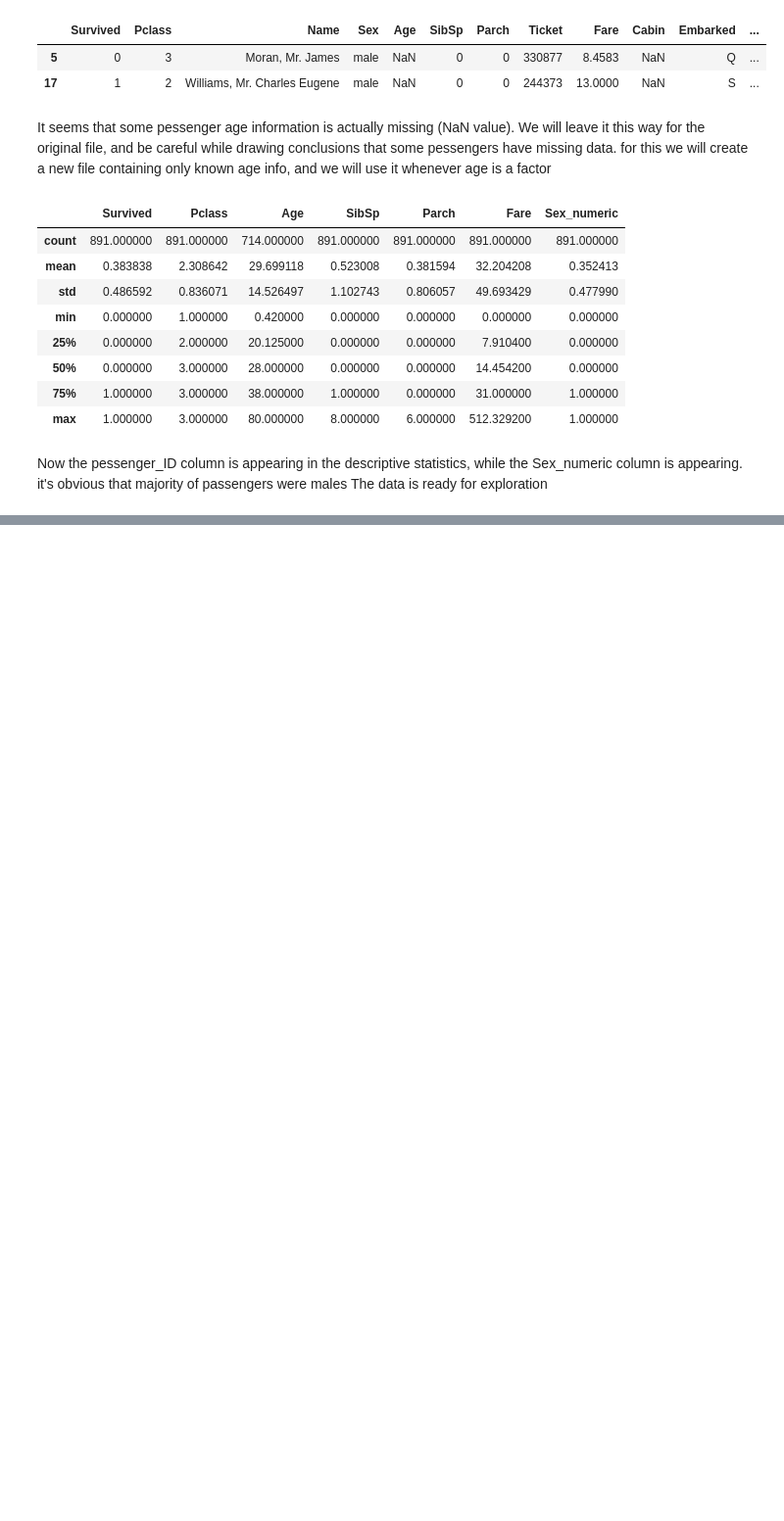
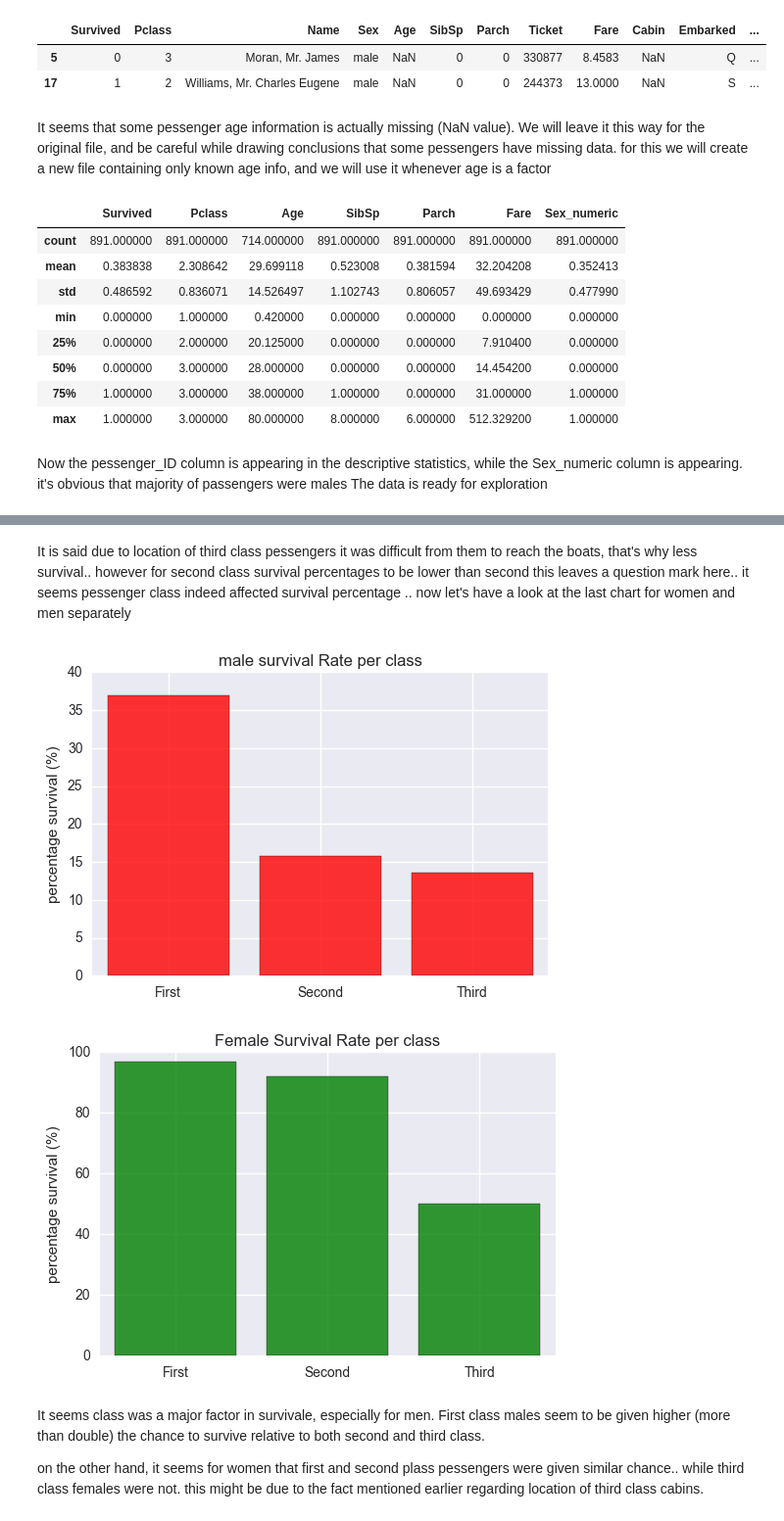
Before and after one commit to Mahmoud-AbouZeid/Lessons-From-Titanic, a Jupyter notebook: The Sinking of RMS Titanic.ipynb, the cells around one changed output, grey strips where cells are left out. Shown at 98% size. Saved outputs shown, nothing was run; the diff lists cells and outputs as text; code cells hidden in the pictures; blank space fills up the shorter version.

```diff
--- a/The Sinking of RMS Titanic.ipynb
+++ b/The Sinking of RMS Titanic.ipynb
@@ -108,0 +227,35 @@ Now the pessenger_ID column is appearing in the descriptive statistics, while th
+# %% [markdown]
+
+It is said due to location of third class pessengers it was difficult from them to reach the boats, that's why less survival.. however for second class survival percentages to be lower than second this leaves a question mark here.. it seems pessenger class indeed affected survival percentage .. now let's have a look at the last chart for women and men separately
+# %%
+titanic_by_class_gender_sum=titanic_data.groupby(['Pclass','Sex_numeric'],as_index=False).sum()
+titanic_by_class_gender_count=titanic_data.groupby(['Pclass','Sex_numeric'],as_index=False).count()
+
+#male survival rate by class
+xval=titanic_by_class_gender_count[titanic_by_class_gender_count['Sex_numeric']==0]['Pclass']
+yval=100*titanic_by_class_gender_sum[titanic_by_class_gender_sum['Sex_numeric']==0]['Survived']\
+/titanic_by_class_gender_count[titanic_by_class_gender_count['Sex_numeric']==0]['Survived']
+lables=["First","Second", "Third"]
+plt.bar(xval-0.4, yval, alpha=0.8, color='red')
+plt.xticks(xval, lables)
+plt.title("male survival Rate per class")
+plt.ylabel("percentage survival (%)")
+plt.show()
+
+#female survival rate by class
+xval=titanic_by_class_gender_count[titanic_by_class_gender_count['Sex_numeric']==1]['Pclass']
+yval=100*titanic_by_class_gender_sum[titanic_by_class_gender_sum['Sex_numeric']==1]['Survived']\
+/titanic_by_class_gender_count[titanic_by_class_gender_count['Sex_numeric']==1]['Survived']
+lables=["First","Second", "Third"]
+plt.bar(xval-0.4, yval, alpha=0.8, color='green')
+plt.xticks(xval, lables)
+plt.title("Female Survival Rate per class")
+plt.ylabel("percentage survival (%)")
+plt.show()
+# %% [output]
+[figure, added]
+[figure, added]
+# %% [markdown]
+It seems class was a major factor in survivale, especially for men. First class males seem to be given higher (more than double) the chance to survive relative to both second and third class.
+
+on the other hand, it seems for women that first and second plass pessengers were given similar chance.. while third class females were not. this might be due to the fact mentioned earlier regarding location of third class cabins.
```
Also changed, not shown: parts of 12 cells of this notebook.
